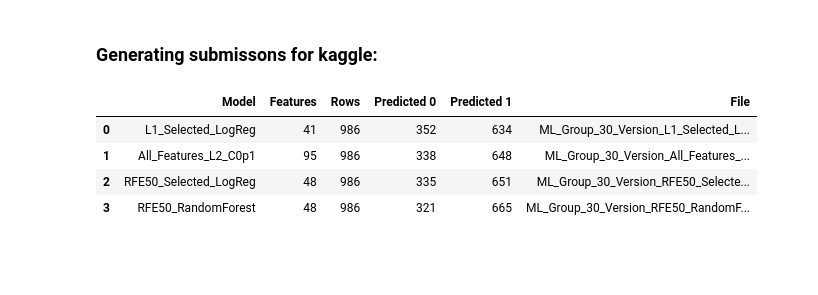
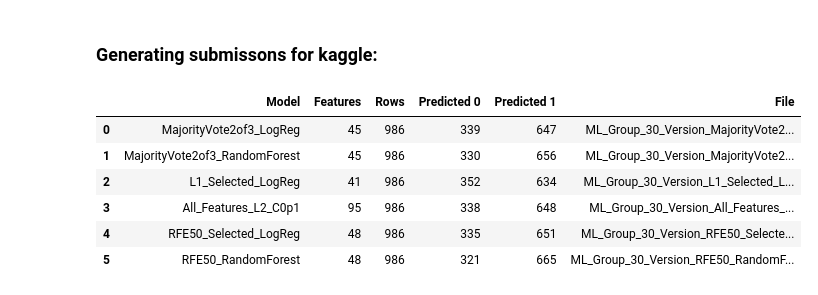
Before and after one commit to Chanti55/Machine_Learning_Group30, a Jupyter notebook: task3_v1.ipynb, the cells around one changed output. Cells and saved outputs as stored; diff of their text form; code cells hidden in the pictures; blank space fills up the shorter version.

```diff
--- a/task3_v1.ipynb
+++ b/task3_v1.ipynb
@@ -1052,11 +1214,20 @@ for fold, (trainidx, validx) in enumerate(splits, start=1):
     if len(l1_indices) == 0:
         raise ValueError(f"L1 selected no features in fold {fold}.")
 
+    # 2-of-3 Majority Vote: combine MI, RFE, and L1
+    vote_mask = (
+        np.isin(np.arange(n_features), mi_indices).astype(int)
+        + rfe_selector.support_.astype(int)
+        + (np.abs(l1_selector.coef_[0]) > 1e-8).astype(int)
+    ) >= 2
+    vote_indices = np.flatnonzero(vote_mask)
+
     feature_sets = {
         "All features": np.arange(n_features),
         "MI top 50%": mi_indices,
         "RFE top 50%": np.flatnonzero(rfe_selector.support_),
         "L1 selected": l1_indices,
+        "Majority vote (2 of 3)": vote_indices,
     }
 
     # Use identical feature subsets for all classifiers in this fold.
@@ -1080,7 +1251,7 @@ for fold, (trainidx, validx) in enumerate(splits, start=1):
                 "F1": fold_f1,
             })
 
-    print(f"Fold {fold} complete: evaluated 12 combinations.")
+    print(f"Fold {fold} complete: evaluated {len(feature_sets) * len(prediction_models)} combinations.")
 
 # Keep individual fold results for later inspection.
 model_feature_results = pd.DataFrame(model_feature_rows)
@@ -1109,7 +1280,13 @@ f1_matrix = (
     .unstack("Feature set")
     .reindex(
         index=list(prediction_models),
-        columns=["All features", "MI top 50%", "RFE top 50%", "L1 selected"],
+        columns=[
+            "All features",
+            "MI top 50%",
+            "RFE top 50%",
+            "L1 selected",
+            "Majority vote (2 of 3)",
+        ],
     )
 )
 
@@ -1146,7 +1326,7 @@ All combinations evaluated at threshold 0.50.
 # %%
 from sklearn.ensemble import RandomForestClassifier
 
-# Fit four models on all training rows and export binary predictions.
+# Fit models on all training rows and export binary predictions.
 test = pd.read_csv(DATA_DIR / "test.csv")
 
 submission_dir = FINAL_DIR.parent / "submissions"
@@ -1163,7 +1343,28 @@ X_test_submission = submission_preprocessor.transform(test)
 assert np.isfinite(X_train_submission).all()
 assert np.isfinite(X_test_submission).all()
 
-# L1 selection.
+all_submission_names = (
+    submission_preprocessor.named_steps["columns"]
+    .get_feature_names_out()
+)
+
+# 1. MI selection on all training rows.
+mi_scores_sub = calculate_mi(X_train_submission, y, all_submission_names)
+mi_n_keep = int(np.ceil(X_train_submission.shape[1] * 0.50))
+mi_sub_indices = np.argsort(-mi_scores_sub, kind="stable")[:mi_n_keep]
+mi_mask = np.zeros(X_train_submission.shape[1], dtype=bool)
+mi_mask[mi_sub_indices] = True
+
+# 2. RFE selection using logistic regression, matching local validation.
+rfe_submission_selector = RFE(
+    estimator=clone(reference_model.named_steps["model"]),
+    n_features_to_select=mi_n_keep,
+    step=5,
+)
+rfe_submission_selector.fit(X_train_submission, y)
+rfe_mask = rfe_submission_selector.support_
+
+# 3. L1 selection.
 l1_submission_selector = LogisticRegression(
     l1_ratio=1,
     solver="liblinear",
@@ -1175,18 +1376,24 @@ l1_submission_selector.fit(X_train_submission, y)
 l1_mask = np.abs(l1_submission_selector.coef_[0]) > 1e-8
 assert l1_mask.any()
 
-# RFE selection using logistic regression, matching local validation.
-rfe_submission_selector = RFE(
-    estimator=clone(reference_model.named_steps["model"]),
-    n_features_to_select=int(
-        np.ceil(X_train_submission.shape[1] * 0.50)
-    ),
-    step=5,
-)
-rfe_submission_selector.fit(X_train_submission, y)
-rfe_mask = rfe_submission_selector.support_
+# 4. 2-of-3 Majority Vote mask.
+vote_mask = (mi_mask.astype(int) + rfe_mask.astype(int) + l1_mask.astype(int)) >= 2
+assert vote_mask.any()
 
 submission_options = {
+    "MajorityVote2of3_LogReg": (
+        vote_mask,
+        clone(reference_model.named_steps["model"]),
+    ),
+    "MajorityVote2of3_RandomForest": (
+        vote_mask,
+        RandomForestClassifier(
+            n_estimators=300,
+            min_samples_leaf=5,
+            n_jobs=-1,
+            random_state=RANDOMSTATE,
+        ),
+    ),
     "L1_Selected_LogReg": (
         l1_mask,
         clone(reference_model.named_steps["model"]),
@@ -1233,34 +1440,36 @@ for name, (mask, model) in submission_options.items():
 
     # Preserve IDs and row order directly from test.csv.
     submission = pd.DataFrame({
         "ID": test["ID"].to_numpy(),
         TARGET: predictions,
     })
 
     assert len(submission) == len(test)
     assert submission[TARGET].isin([0, 1]).all()
     assert np.array_equal(
         submission["ID"].to_numpy(),
         test["ID"].to_numpy(),
     )
 
     output_path = submission_dir / f"ML_Group_30_Version_{name}.csv"
     submission.to_csv(output_path, index=False)
 
     submission_summary.append({
         "Model": name,
         "Features": int(mask.sum()),
         "Rows": len(submission),
         "Predicted 0": int((submission[TARGET] == 0).sum()),
         "Predicted 1": int((submission[TARGET] == 1).sum()),
         "File": output_path.name,
     })
 
 display(pd.DataFrame(submission_summary))
 print("Saved to:", submission_dir.resolve())
 # %% [output]
 |  | Model | Features | Rows | Predicted 0 | Predicted 1 | File |
-| 0 | L1_Selected_LogReg | 41 | 986 | 352 | 634 | ML_Group_30_Version_L1_Selected_L... |
-| 1 | All_Features_L2_C0p1 | 95 | 986 | 338 | 648 | ML_Group_30_Version_All_Features_... |
-| 2 | RFE50_Selected_LogReg | 48 | 986 | 335 | 651 | ML_Group_30_Version_RFE50_Selecte... |
-| 3 | RFE50_RandomForest | 48 | 986 | 321 | 665 | ML_Group_30_Version_RFE50_RandomF... |
+| 0 | MajorityVote2of3_LogReg | 45 | 986 | 339 | 647 | ML_Group_30_Version_MajorityVote2... |
+| 1 | MajorityVote2of3_RandomForest | 45 | 986 | 330 | 656 | ML_Group_30_Version_MajorityVote2... |
+| 2 | L1_Selected_LogReg | 41 | 986 | 352 | 634 | ML_Group_30_Version_L1_Selected_L... |
+| 3 | All_Features_L2_C0p1 | 95 | 986 | 338 | 648 | ML_Group_30_Version_All_Features_... |
+| 4 | RFE50_Selected_LogReg | 48 | 986 | 335 | 651 | ML_Group_30_Version_RFE50_Selecte... |
+| 5 | RFE50_RandomForest | 48 | 986 | 321 | 665 | ML_Group_30_Version_RFE50_RandomF... |
```
Also changed, not shown: parts of 13 cells of this notebook.
